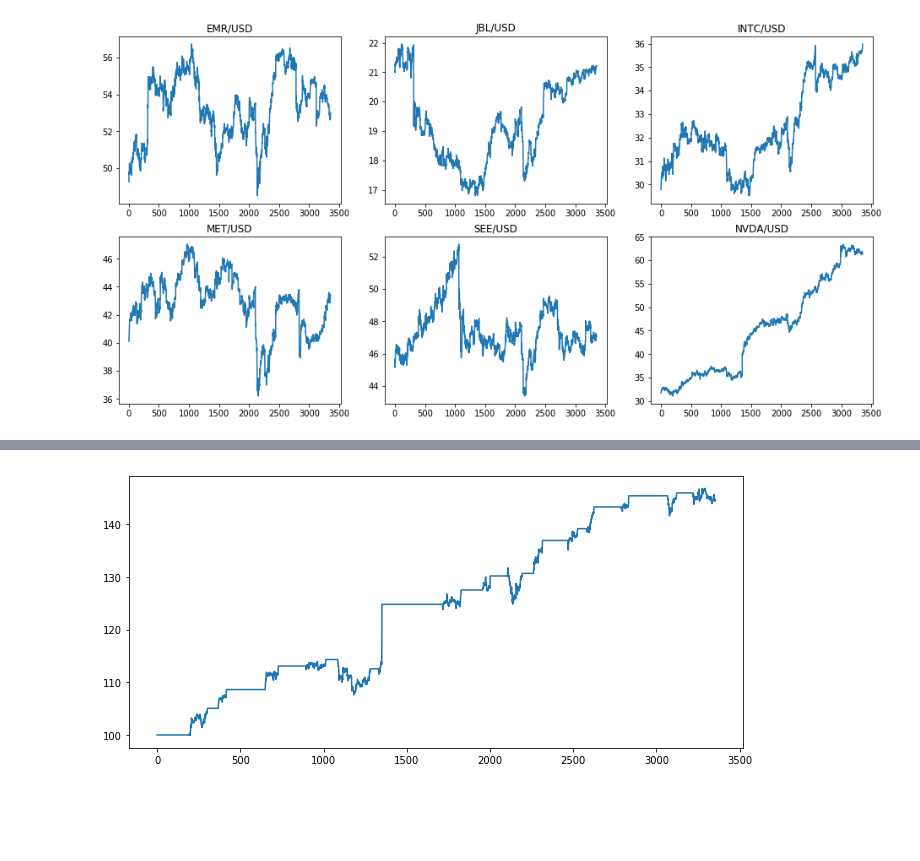
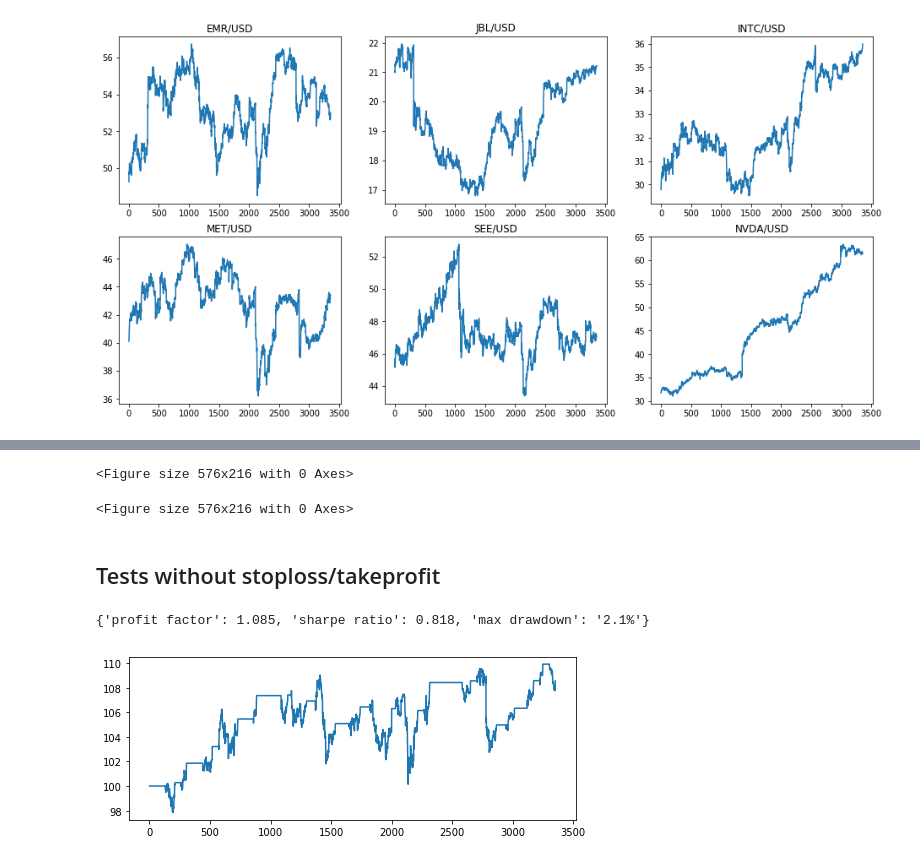
Before and after one commit to snp600/trading-alchemy, a Jupyter notebook: backtesting/demo.ipynb, the cells around one changed output, grey strips where cells are left out. Cells and saved outputs as stored; diff of their text form; code cells hidden in the pictures; blank space fills up the shorter version.

```diff
--- a/backtesting/demo.ipynb
+++ b/backtesting/demo.ipynb
@@ -173,4 +175,12 @@ test(df_intc)
-# %%
-test(df_nvda)
-# %% [output]
-[figure, removed]
+# %%
+plt.figure(figsize(8,3))
+# %% [output]
+<Figure size 576x216 with 0 Axes>
+<Figure size 576x216 with 0 Axes>
+# %% [markdown]
+## Tests without stoploss/takeprofit
+# %%
+SingleInstrumentBacktest(df_emr, stoploss=1000, takeprofit=1000).full_backtest()
+# %% [output]
+{'profit factor': 1.085, 'sharpe ratio': 0.818, 'max drawdown': '2.1%'}
+[figure, added]
```
Also changed, not shown: parts of 19 cells of this notebook.
